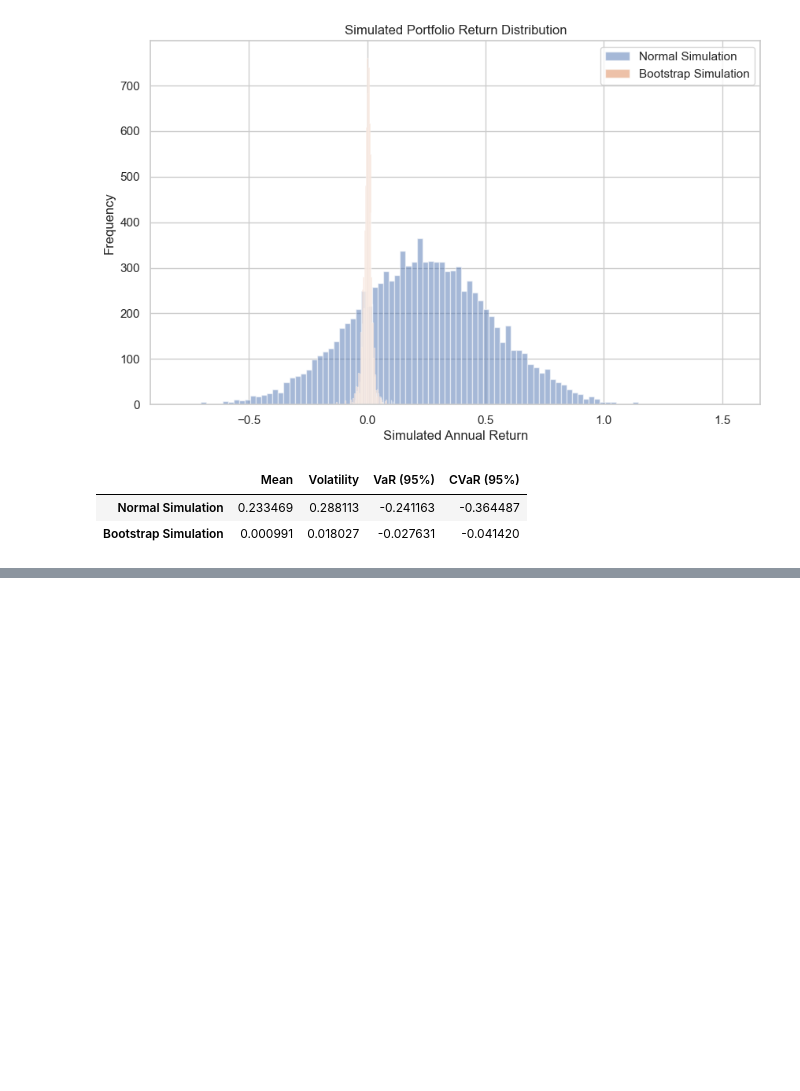
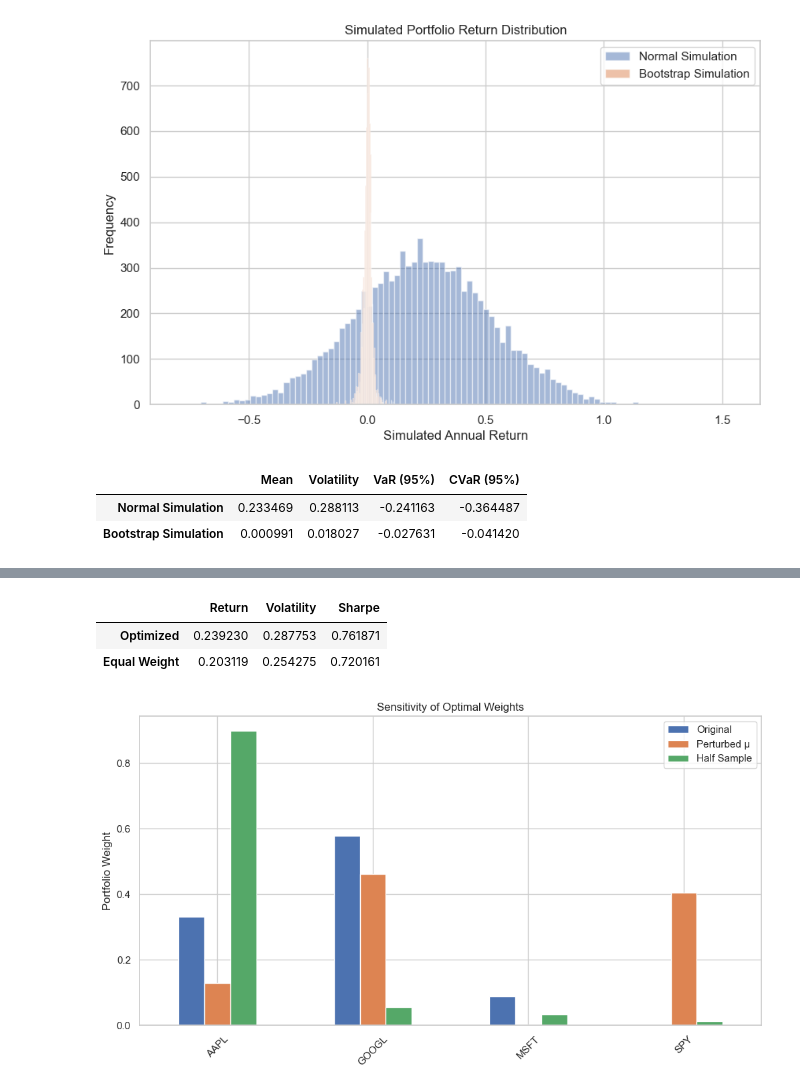
Before and after one commit to KartikMehra22/monte-carlo-portfolio-optimization, a Jupyter notebook: notebooks/portfolio_optimization.ipynb, the cells around one changed output, grey strips where cells are left out. Saved outputs shown, nothing was run; the diff lists cells and outputs as text; code cells hidden in the pictures; blank space fills up the shorter version.

Commit message:
Sensitivity & Stability Analysis

```diff
--- a/notebooks/portfolio_optimization.ipynb
+++ b/notebooks/portfolio_optimization.ipynb
@@ -434,0 +417,11 @@ Weights for Optimal Portfolio: {'AAPL': np.float64(0.3739221973643097), 'MSFT':
+# %%
+epsilon = np.random.normal(0, 0.01, size=len(mu))  # small noise
+mu_perturbed = mu + epsilon
+
+perturbed_portfolio = monte_carlo_optimization(mu_perturbed, Sigma)
+
+print("Original Optimal Weights:")
+display(max_sharpe_port[mu.index])
+
+print("Perturbed Optimal Weights:")
+display(perturbed_portfolio[mu.index])
@@ -434,0 +441,12 @@ Weights for Optimal Portfolio: {'AAPL': np.float64(0.3739221973643097), 'MSFT':
+# %%
+# Reduced Sample Test
+half_point = len(returns) // 2
+returns_half = returns.iloc[:half_point]
+
+mu_half = returns_half.mean() * 252
+Sigma_half = returns_half.cov() * 252
+
+half_sample_portfolio = monte_carlo_optimization(mu_half, Sigma_half)
+
+print("Half-Sample Optimal Weights:")
+display(half_sample_portfolio[mu.index])
@@ -434,0 +460,35 @@ Weights for Optimal Portfolio: {'AAPL': np.float64(0.3739221973643097), 'MSFT':
+# %%
+# Equal Weight Comparison
+equal_weights = np.ones(len(mu)) / len(mu)
+
+equal_return = np.dot(equal_weights, mu)
+equal_vol = np.sqrt(np.dot(equal_weights.T, np.dot(Sigma, equal_weights)))
+equal_sharpe = (equal_return - risk_free_rate) / equal_vol
+
+comparison_df = pd.DataFrame({
+    "Return": [max_sharpe_port["Return"], equal_return],
+    "Volatility": [max_sharpe_port["Volatility"], equal_vol],
+    "Sharpe": [max_sharpe_port["Sharpe"], equal_sharpe]
+}, index=["Optimized", "Equal Weight"])
+
+comparison_df
+# %% [output]
+|  | Return | Volatility | Sharpe |
+| Optimized | 0.239230 | 0.287753 | 0.761871 |
+| Equal Weight | 0.203119 | 0.254275 | 0.720161 |
+# %%
+# Weight Instability
+weights_comparison = pd.DataFrame({
+    "Original": max_sharpe_port[mu.index],
+    "Perturbed μ": perturbed_portfolio[mu.index],
+    "Half Sample": half_sample_portfolio[mu.index]
+})
+
+weights_comparison.plot(kind="bar", figsize=(12,6))
+plt.title("Sensitivity of Optimal Weights")
+plt.ylabel("Portfolio Weight")
+plt.xticks(rotation=45)
+plt.legend()
+plt.show()
+# %% [output]
+[figure, added]
```
Also changed, not shown: parts of 10 cells of this notebook.
